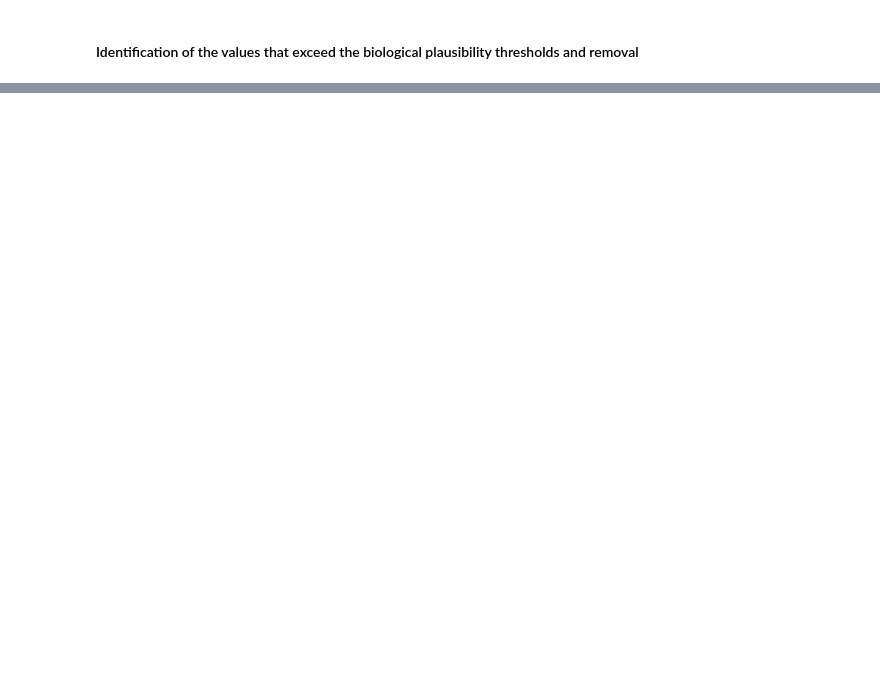
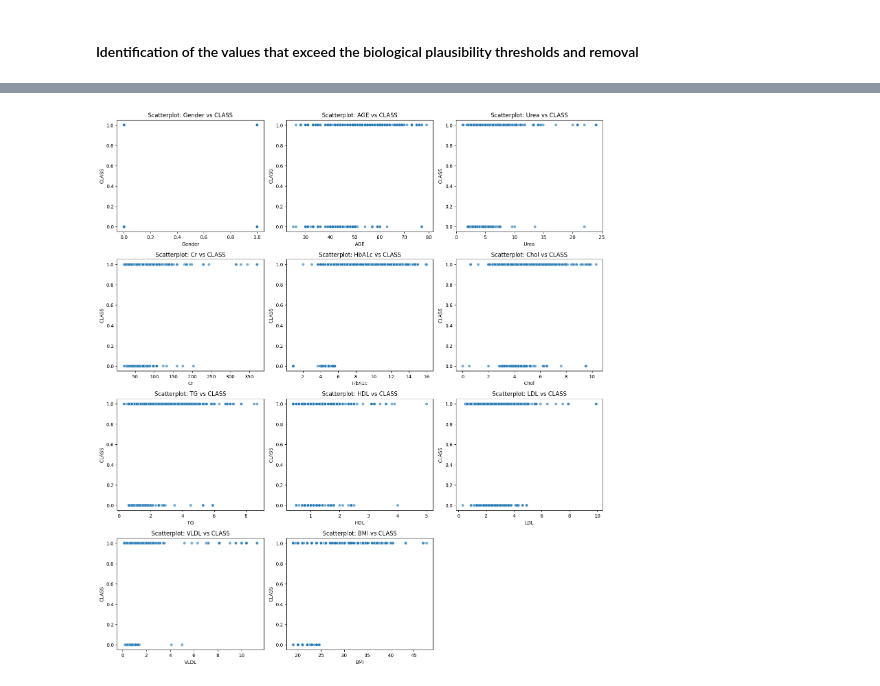
Before and after one commit to tbimbato/Diabetes-Dataset-EDA-and-prediction, a Jupyter notebook: notebooks/EDA.ipynb, the cells around one changed output, grey strips where cells are left out. Drawn from its saved outputs; the diff is of its cells as text; code cells hidden in the pictures; blank space fills up the shorter version.

```diff
--- a/notebooks/EDA.ipynb
+++ b/notebooks/EDA.ipynb
@@ -302,0 +315,17 @@ plt.show()
+# %%
+# Create a DataFrame to store the results
+threshold_table = pd.DataFrame({
+    'Feature': features_high_std,    # List of features with high standard deviation
+    'Threshold': temp_limits_upper,  # Corresponding upper thresholds for each feature
+    'Above upper Threshold': [
+        data[feature][data[feature] > temp_limits_upper[i]].count()  # Count values above the threshold
+        for i, feature in enumerate(features_high_std)
+    ],
+    'below lower Threshold': [
+        data[feature][data[feature] < temp_limits_lower[i]].count()  # Count values above the threshold
+        for i, feature in enumerate(features_high_std)
+    ]
+})
+
+# Display the table
+print(threshold_table)
@@ -302,0 +342,13 @@ plt.show()
+# %%
+# Iterate over each feature and its corresponding lower and upper limits
+for i, feature in enumerate(features_high_std):
+    lower_limit = temp_limits_lower[i] # Where i is the index of the feature in the list
+                                       # and the corresponding upper or lower limit for the feature
+                                       # in the list temp_limits_lower or temp_limits_upper
+    upper_limit = temp_limits_upper[i]
+
+    # Identify rows where the feature value is below the lower limit or above the upper limit
+    values_to_remove = (dataset[feature] < lower_limit) | (dataset[feature] > upper_limit)
+
+    # Replace outliers with NaN
+    dataset.loc[values_to_remove, feature] = np.nan
@@ -302,0 +358,15 @@ plt.show()
+# %%
+# Scatterplot per ogni colonna rispetto a CLASS
+plt.figure(figsize=(15, 20))
+
+for i, column in enumerate(dataset.drop(columns=['CLASS']).columns, 1):
+    plt.subplot(len(dataset.columns) // 3 + 1, 3, i)
+    sns.scatterplot(data=dataset, x=column, y='CLASS', alpha=0.6)
+    plt.title(f'Scatterplot: {column} vs CLASS')
+    plt.xlabel(column)
+    plt.ylabel('CLASS')
+
+plt.tight_layout()
+plt.show()
+# %% [output]
+[figure, added]
```
Also changed, not shown: parts of 15 cells of this notebook, 4 other files.
